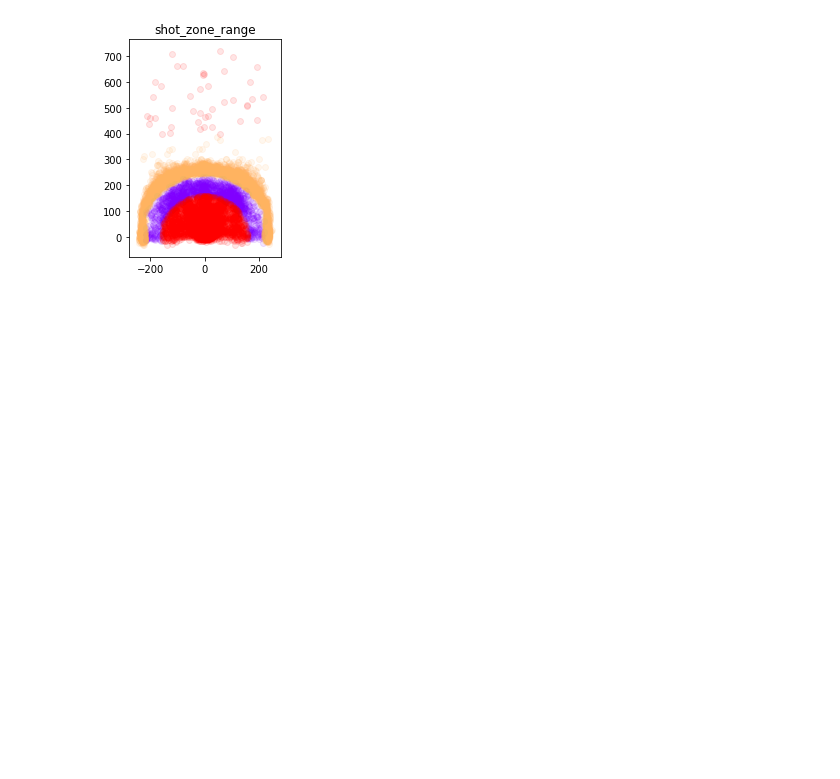
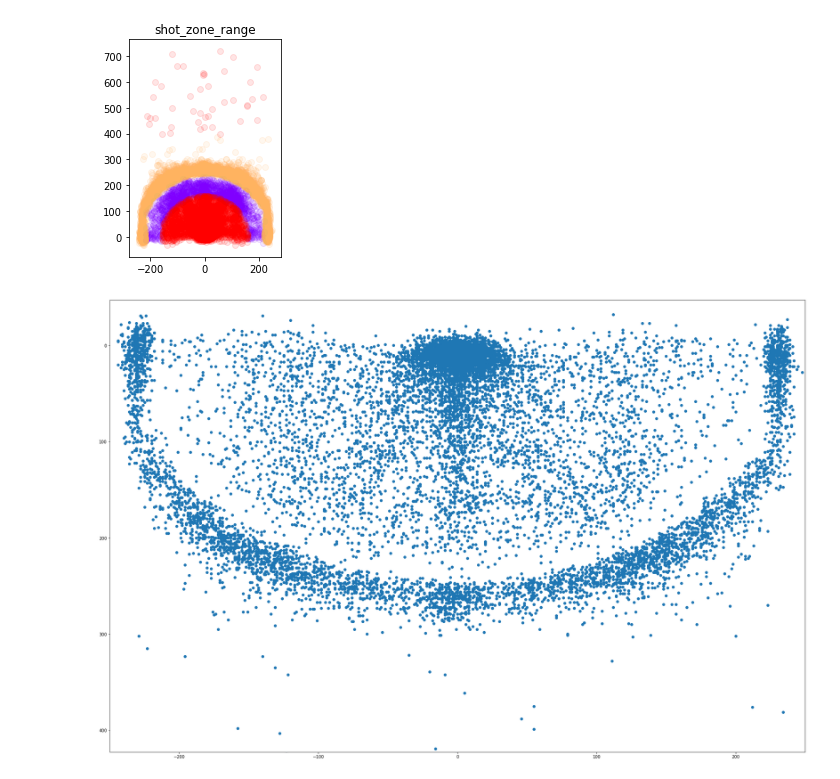
Before and after one commit to anmolpal1999/Data-Analysis---NBA-Playoff-Shots, a Jupyter notebook: NBA Shots Data Visualization.ipynb, the cells around one changed output. Drawn from its saved outputs; the diff is of its cells as text; code cells hidden in the pictures; blank space fills up the shorter version.

```diff
--- a/NBA Shots Data Visualization.ipynb
+++ b/NBA Shots Data Visualization.ipynb
@@ -65,3 +65,12 @@ plt.title('shot_zone_range')
 # %% [output]
 Text(0.5, 1.0, 'shot_zone_range')
 [figure]
+# %%
+plt.figure(figsize=(30,20))
+plt.scatter(raw.LOC_X, raw.LOC_Y)
+# plt.xlim(300,-300)
+plt.xlim(-250,250)
+plt.ylim(422.5, -47.5)
+plt.show()
+# %% [output]
+[figure, added]
```
